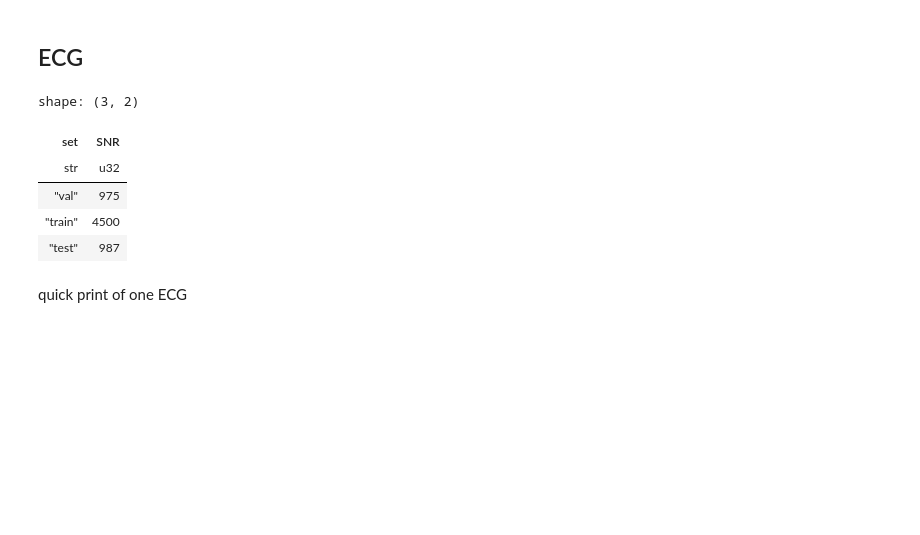
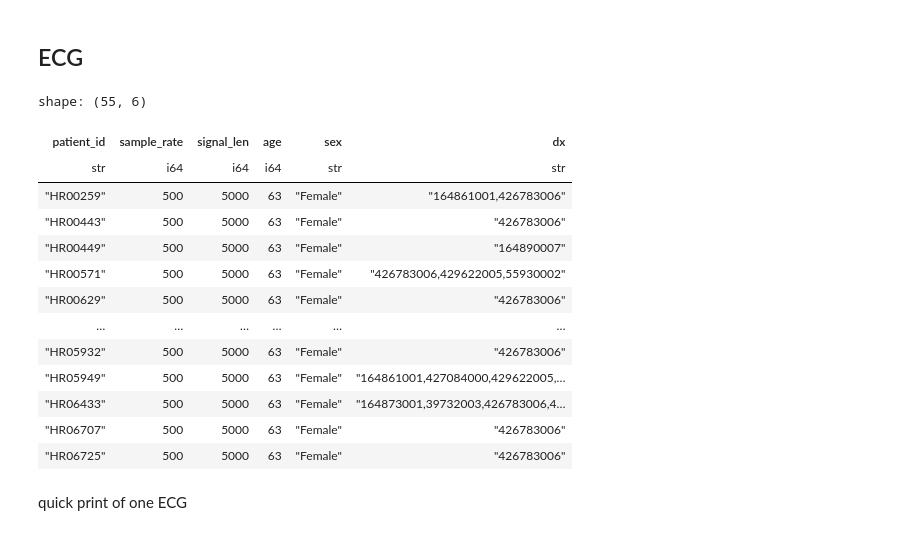
Before and after one commit to bungerz/firstDataAnalysis, a Jupyter notebook: Hackathon_AI_Health.ipynb, the cells around one changed output. Drawn from its saved outputs; the diff is of its cells as text; code cells hidden in the pictures; blank space fills up the shorter version.

```diff
--- a/Hackathon_AI_Health.ipynb
+++ b/Hackathon_AI_Health.ipynb
@@ -206,21 +206,31 @@ plt.show()
 # %%
 import glob
 all_ecg_paths = glob.glob(os.path.join(physionet_path,'*.hea'))
 ecg_patients = [path.split('/')[-1].split('.')[0].replace('A','HR0') for path in all_ecg_paths]
 ecg_ref = pl.read_csv("reference.csv",null_values=['NaN'])
 ecg_labels = pl.read_csv("labels.csv",null_values=['NaN'])
 ecg_labels = ecg_labels.filter(pl.col.patient_id.is_in(ecg_patients))
 ecg_ref = ecg_ref.filter(pl.col.patient_id.is_in(ecg_patients))
 ecg_labels.group_by('set').agg(pl.col.SNR.count())
+ecg_ref_63_F = ecg_ref.filter((pl.col.age==63) & (pl.col.sex=='Female'))
+ecg_ref_63_F
 # ecg_ref
 # ecg_patients
 # %% [output]
-shape: (3, 2)
+shape: (55, 6)
-| set | SNR |
-| str | u32 |
-| "val" | 975 |
-| "train" | 4500 |
-| "test" | 987 |
+| patient_id | sample_rate | signal_len | age | sex | dx |
+| str | i64 | i64 | i64 | str | str |
+| "HR00259" | 500 | 5000 | 63 | "Female" | "164861001,426783006" |
+| "HR00443" | 500 | 5000 | 63 | "Female" | "426783006" |
+| "HR00449" | 500 | 5000 | 63 | "Female" | "164890007" |
+| "HR00571" | 500 | 5000 | 63 | "Female" | "426783006,429622005,55930002" |
+| "HR00629" | 500 | 5000 | 63 | "Female" | "426783006" |
+| … | … | … | … | … | … |
+| "HR05932" | 500 | 5000 | 63 | "Female" | "426783006" |
+| "HR05949" | 500 | 5000 | 63 | "Female" | "164861001,427084000,429622005,… |
+| "HR06433" | 500 | 5000 | 63 | "Female" | "164873001,39732003,426783006,4… |
+| "HR06707" | 500 | 5000 | 63 | "Female" | "426783006" |
+| "HR06725" | 500 | 5000 | 63 | "Female" | "426783006" |
 # %% [markdown]
 quick print of one ECG
 # %%
```
Also changed, not shown: parts of 8 cells of this notebook.
